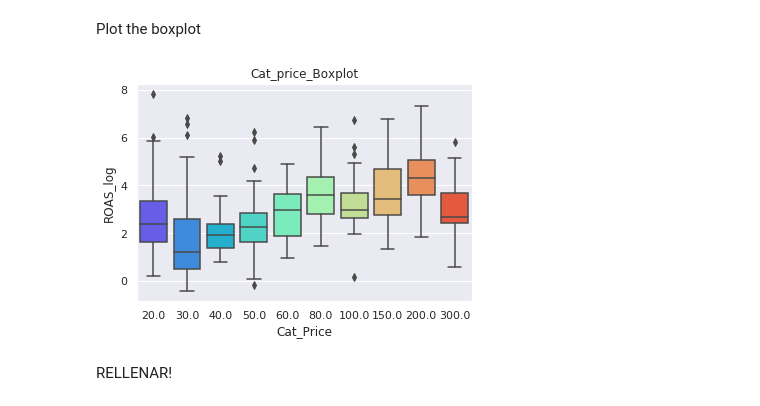
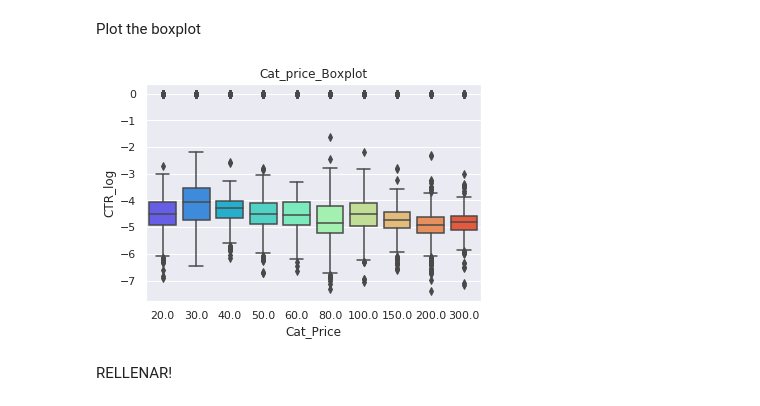
Before and after one commit to trimiguel/tfm, a Jupyter notebook: shopping/notebook/ALGORITHM_top_50_references-Copy1.ipynb, the cells around one changed output. Cells and saved outputs as stored; diff of their text form; code cells hidden in the pictures.

```diff
--- a/shopping/notebook/ALGORITHM_top_50_references-Copy1.ipynb
+++ b/shopping/notebook/ALGORITHM_top_50_references-Copy1.ipynb
@@ -387,17 +387,17 @@ Kurtosis: 71.57
 # %%
 #create percentile
-df['percentile'] = df['ROAS_1w'].apply(lambda x: percentileofscore(df['ROAS_1w'], x))
+df['percentile'] = df['CTR'].apply(lambda x: percentileofscore(df['CTR'], x))
 
 # plot percentile
 #set size
 plt.figure(figsize = (10, 8))
 
 #establish axis
-plt.plot(df['ROAS_1w'], df['percentile'], '*')
+plt.plot(df['CTR'], df['percentile'], '*')
 plt.xticks(range(0, 10, 2), range(0, 20, 2))
 
 #set labels
-plt.xlabel('ROAS_1w')
+plt.xlabel('CTR')
 plt.ylabel('Percentile')
-plt.title('ROAS_1w Percentile');
+plt.title('CTR_1w Percentile');
 # %% [output]
@@ -424,19 +424,19 @@ Score to achieve 90th percentile: 18.86
 Then, it is applied logarithm neperian to the target variable
 # %%
 #create log target feature
-df['ROAS_1w_log'] = np.log(df['ROAS_1w'])
-df['ROAS_1w_log'] = df['ROAS_1w_log'].replace([np.inf, -np.inf], np.nan)
+df['CTR_log'] = np.log(df['CTR'])
+df['CTR_log'] = df['CTR_log'].replace([np.inf, -np.inf], np.nan)
 
-df['ROAS_1w_log'] = df['ROAS_1w_log'].fillna(0)
+df['CTR_log'] = df['CTR_log'].fillna(0)
 
 #drop previous target from dataframe
-df.drop('ROAS_1w', axis= 1, inplace=True)
+df.drop('CTR', axis= 1, inplace=True)
 
 #set as new target
-y = df['ROAS_1w_log']
+y = df['CTR_log']
 
 #target distribution
-sns.distplot(y).set_title('ROAS_1w_log_Distribution');
+sns.distplot(y).set_title('CTR_log_Distribution');
 
 #skewness and kurtosis
 print('Skewness: {}'.format(round(y.skew(),2)))
@@ -448,17 +448,17 @@ Kurtosis: 0.21
 # %%
 #create percentile
-df['percentile'] = df['ROAS_log'].apply(lambda x: percentileofscore(df['ROAS_log'], x))
+df['percentile'] = df['CTR_log'].apply(lambda x: percentileofscore(df['CTR_log'], x))
 
 # plot percentile
 #set size
 plt.figure(figsize = (10, 8))
 
 #establish axis
-plt.plot(df['ROAS_log'], df['percentile'], '*')
+plt.plot(df['CTR_log'], df['percentile'], '*')
 plt.xticks(range(0, 10, 2), range(0, 20, 2))
 
 #set labels
-plt.xlabel('ROAS_log')
+plt.xlabel('CTR_log')
 plt.ylabel('Percentile')
-plt.title('ROAS_log Percentile');
+plt.title('CTR_log Percentile');
 # %% [output]
@@ -502,9 +502,9 @@ df['Cat_Price'] = pd.Categorical(df.Cat_Price,categories=["20.0", "30.0", "40.0"
 # %% [markdown]
 Plot the boxplot
 # %%
-cat_sns1 = sns.boxplot(x='Cat_Price', y='ROAS_log', data=df, palette='rainbow').set_title('Cat_price_Boxplot')
+cat_sns1 = sns.boxplot(x='Cat_Price', y='CTR_log', data=df, palette='rainbow').set_title('Cat_price_Boxplot')
 # %% [output]
-[figure, old version]
+[figure, new version]
 # %% [markdown]
 RELLENAR!
 # %% [markdown]
```
Also changed, not shown: parts of 77 cells of this notebook, 5 other files.
